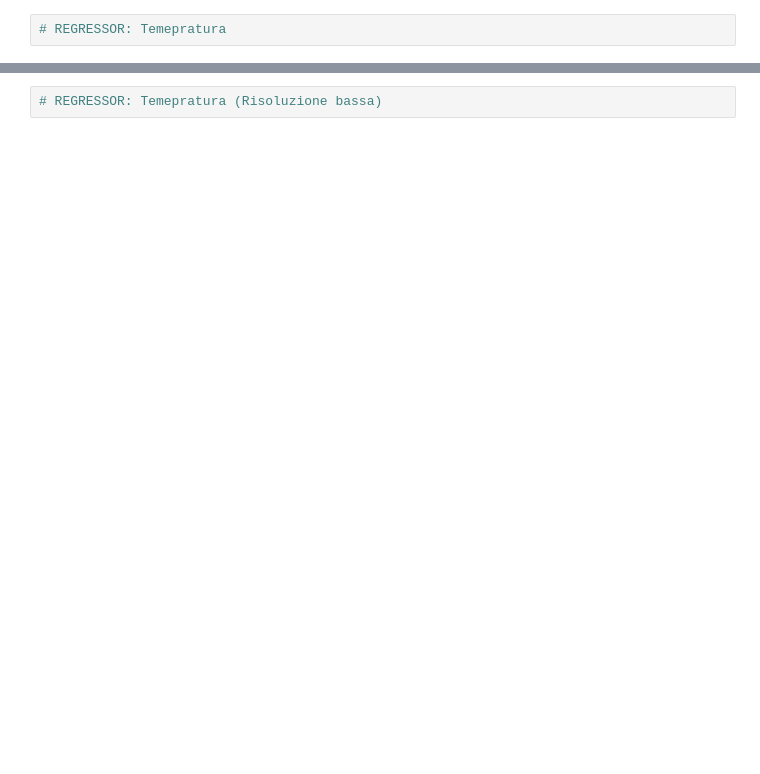
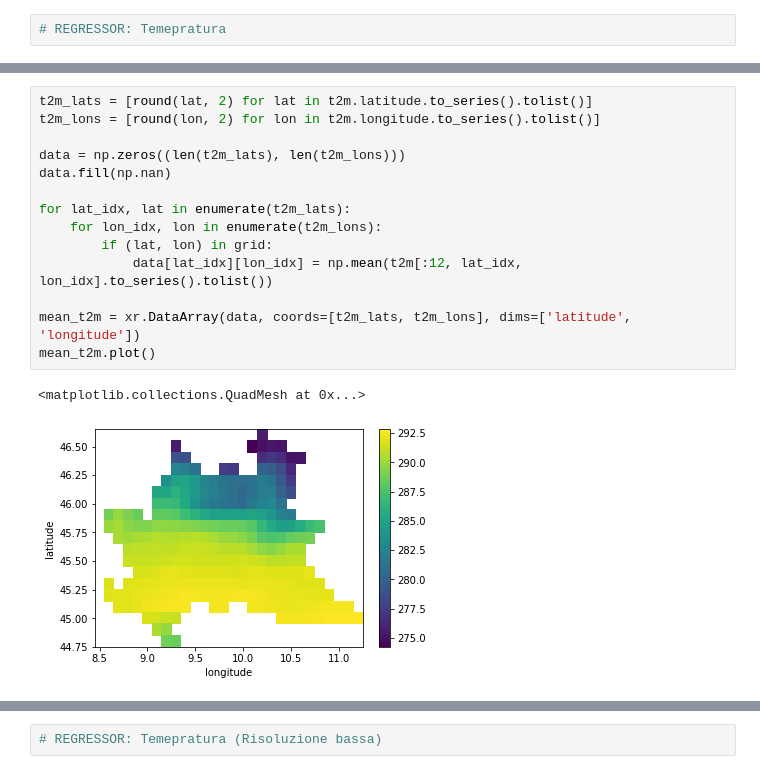
Before and after one commit to samuelexferri/unibg-statistic2, a Jupyter notebook: notebooks/data_3_preprocessing_regressors.ipynb, the cells around one changed output, grey strips where cells are left out. Cells and saved outputs as stored; diff of their text form; blank space fills up the shorter version.

```diff
--- a/notebooks/data_3_preprocessing_regressors.ipynb
+++ b/notebooks/data_3_preprocessing_regressors.ipynb
@@ -49,0 +129,17 @@ df.shape
+# %%
+t2m_lats = [round(lat, 2) for lat in t2m.latitude.to_series().tolist()]
+t2m_lons = [round(lon, 2) for lon in t2m.longitude.to_series().tolist()]
+
+data = np.zeros((len(t2m_lats), len(t2m_lons)))
+data.fill(np.nan)
+
+for lat_idx, lat in enumerate(t2m_lats):
+    for lon_idx, lon in enumerate(t2m_lons):
+        if (lat, lon) in grid:
+            data[lat_idx][lon_idx] = np.mean(t2m[:12, lat_idx, lon_idx].to_series().tolist())
+
+mean_t2m = xr.DataArray(data, coords=[t2m_lats, t2m_lons], dims=['latitude', 'longitude'])
+mean_t2m.plot()
+# %% [output]
+<matplotlib.collections.QuadMesh at 0x...>
+[figure, added]
```
Also changed, not shown: parts of 41 cells of this notebook, 7 other files.
